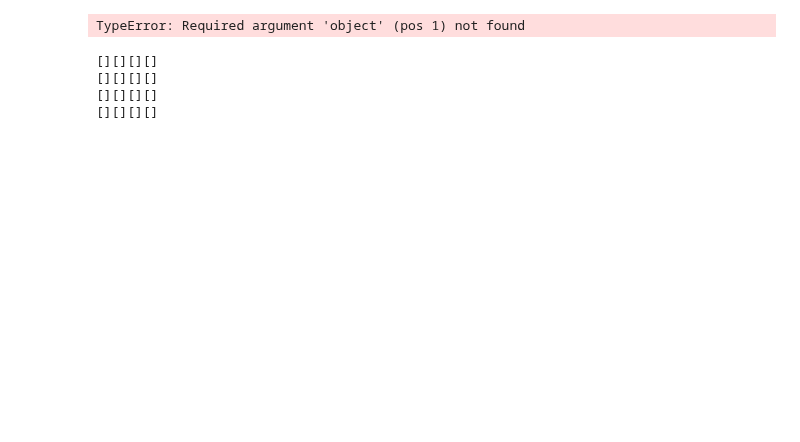
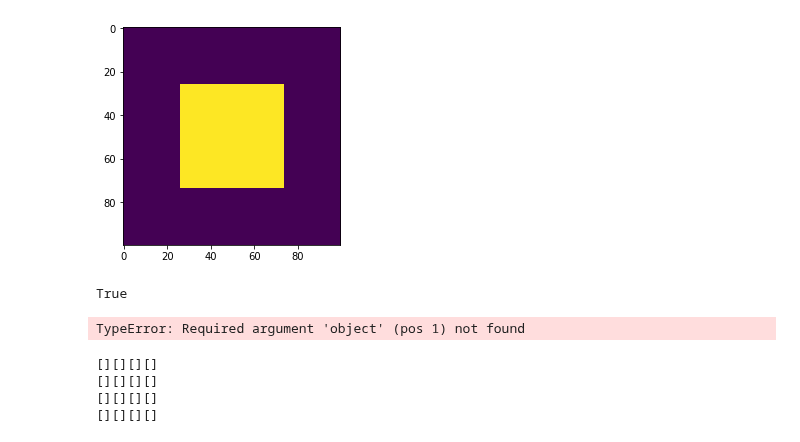
Before and after one commit to FrancescoSaverioZuppichini/Master-Thesis, a Jupyter notebook: core/Untitled.ipynb, the cells around one changed output. Drawn from its saved outputs; the diff is of its cells as text; code cells hidden in the pictures; blank space fills up the shorter version.

```diff
--- a/core/Untitled.ipynb
+++ b/core/Untitled.ipynb
@@ -2,0 +5,12 @@ import numpy as np
+# %%
+hm = np.zeros((100,100))
+
+offset = 24
+xc, yc = hm.shape[0] //2, hm.shape[1]//2
+# %%
+hm[xc - offset: xc + offset, yc - offset: yc + offset] = 255
+
+plt.imshow(hm.squeeze())
+plt.show()
+# %% [output]
+[figure, added]
@@ -3,3 +19,7 @@ import numpy as np
+# %%
+cv2.imwrite('/home/francesco/Desktop/center.png', hm)
+# %% [output]
+True
 # %%
 nrows = 4
 ncols = 4
```
Also changed, not shown: parts of 2 cells of this notebook, 15 other files.
